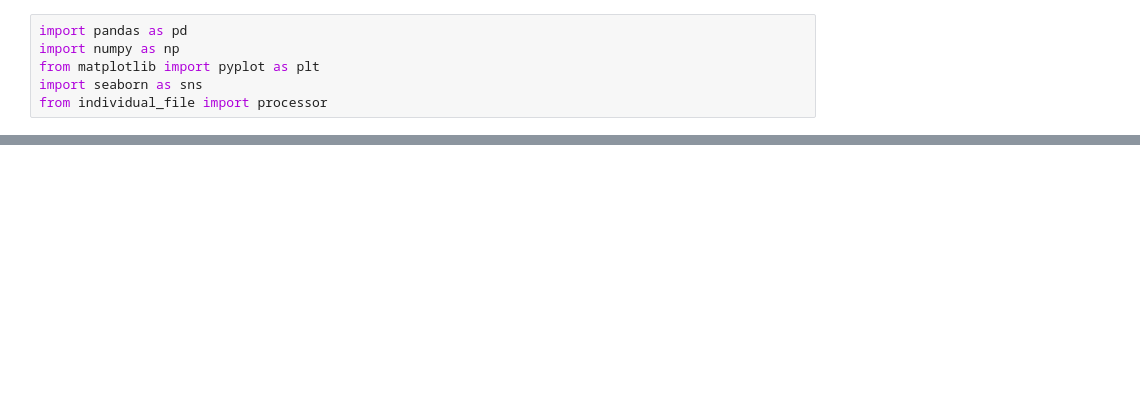
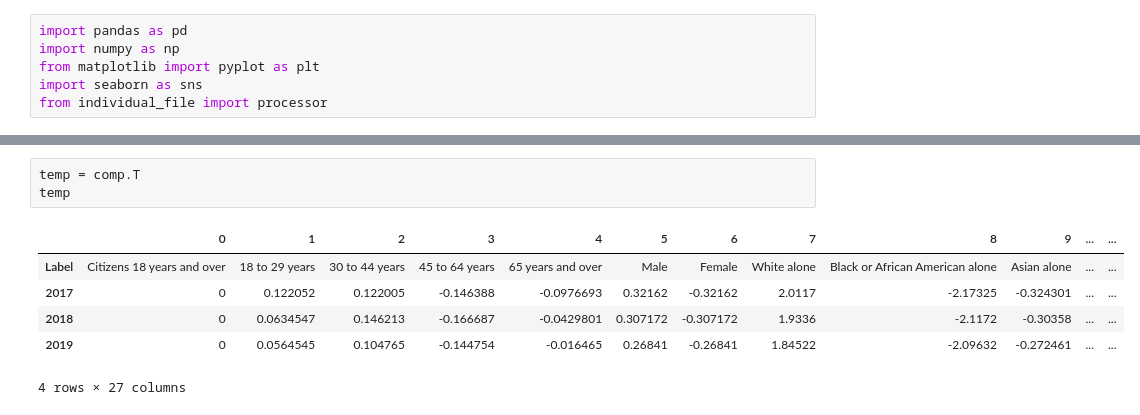
Before and after one commit to arefmalek/Electoral_census, a Jupyter notebook: scripts/composites.ipynb, the cells around one changed output, grey strips where cells are left out. Drawn from its saved outputs; the diff is of its cells as text; blank space fills up the shorter version.

```diff
--- a/scripts/composites.ipynb
+++ b/scripts/composites.ipynb
@@ -68,0 +79,10 @@ education(comp)
+# %%
+temp = comp.T
+temp
+# %% [output]
+|  | 0 | 1 | 2 | 3 | 4 | 5 | 6 | 7 | 8 | 9 | ... | ... |
+| Label | Citizens 18 years and over | 18 to 29 years | 30 to 44 years | 45 to 64 years | 65 years and over | Male | Female | White alone | Black or African American alone | Asian alone | ... | ... |
+| 2017 | 0 | 0.122052 | 0.122005 | -0.146388 | -0.0976693 | 0.32162 | -0.32162 | 2.0117 | -2.17325 | -0.324301 | ... | ... |
+| 2018 | 0 | 0.0634547 | 0.146213 | -0.166687 | -0.0429801 | 0.307172 | -0.307172 | 1.9336 | -2.1172 | -0.30358 | ... | ... |
+| 2019 | 0 | 0.0564545 | 0.104765 | -0.144754 | -0.016465 | 0.26841 | -0.26841 | 1.84522 | -2.09632 | -0.272461 | ... | ... |
+4 rows × 27 columns
```
Also changed, not shown: parts of 4 cells of this notebook, 13 other files.
